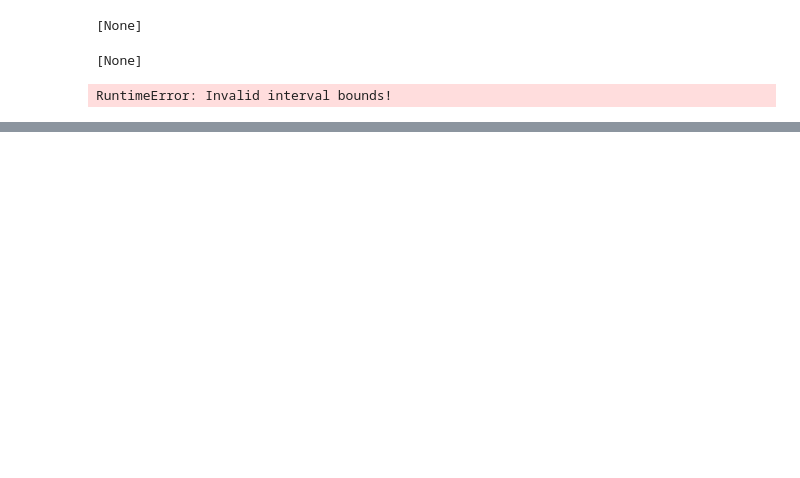
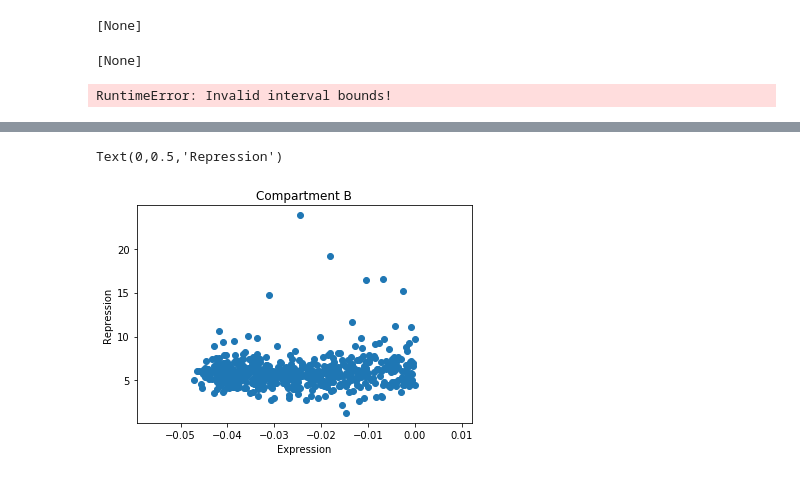
Before and after one commit to lpappal1/qbb2020answers2, a Jupyter notebook: week9/Week11.ipynb, the cells around one changed output, grey strips where cells are left out. Cells and saved outputs as stored; diff of their text form; code cells hidden in the pictures; blank space fills up the shorter version.

```diff
--- a/week9/Week11.ipynb
+++ b/week9/Week11.ipynb
@@ -239,0 +242,9 @@ plt.scatter(location_neg, trimeth_neg)
+# %%
+fig, axs = plt.subplots()
+plt.scatter(neg_exp, trimeth_neg)
+axs.set_title("Compartment B")
+axs.set_xlabel("Expression")
+axs.set_ylabel("Repression")
+# %% [output]
+Text(0,0.5,'Repression')
+[figure, added]
```
Also changed, not shown: parts of 7 cells of this notebook.
